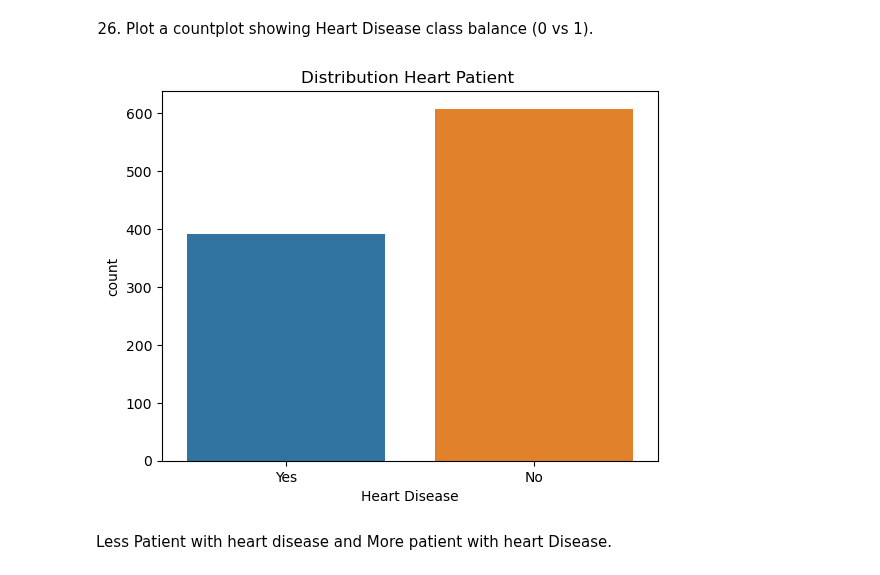
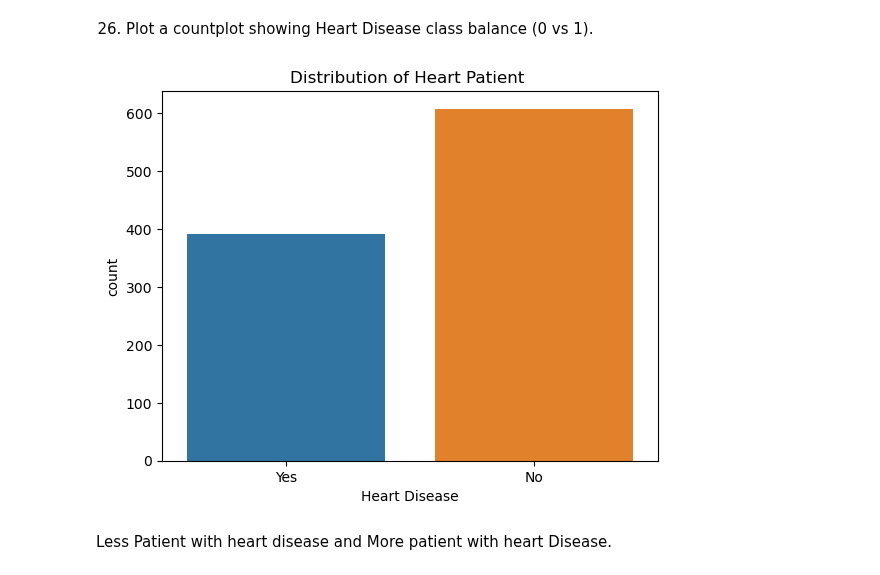
Before and after one commit to bikashsahani/heart-disease-analysis, a Jupyter notebook: heart_disease_analysis.ipynb, the cells around one changed output. Saved outputs shown, nothing was run; the diff lists cells and outputs as text; code cells hidden in the pictures.

```diff
--- a/heart_disease_analysis.ipynb
+++ b/heart_disease_analysis.ipynb
@@ -662,13 +662,13 @@ The distribution of patient ages is symmetric and shows no significant skewness.
 # %%
 sns.countplot(
     data=data,
     x='Heart Disease',
     hue='Heart Disease'
 )
-plt.title("Distribution Heart Patient ")
+plt.title("Distribution of Heart Patient ")
 plt.show()
 # %% [output]
-[figure, old version]
+[figure, new version]
 # %% [markdown]
 Less Patient with heart disease and More patient with heart Disease.
 # %% [markdown]
```
Also changed, not shown: parts of 26 cells of this notebook, 1 other file.
